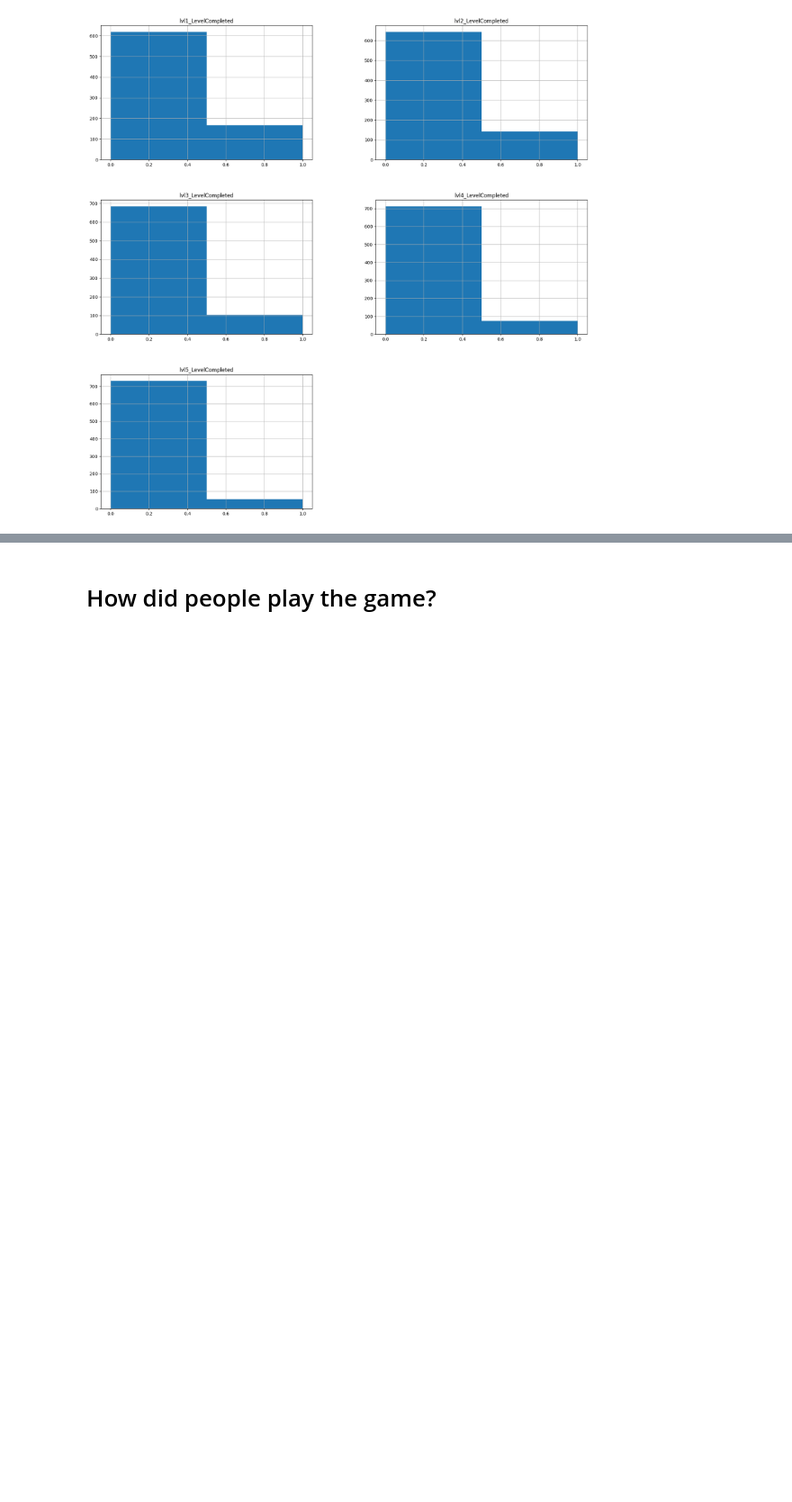
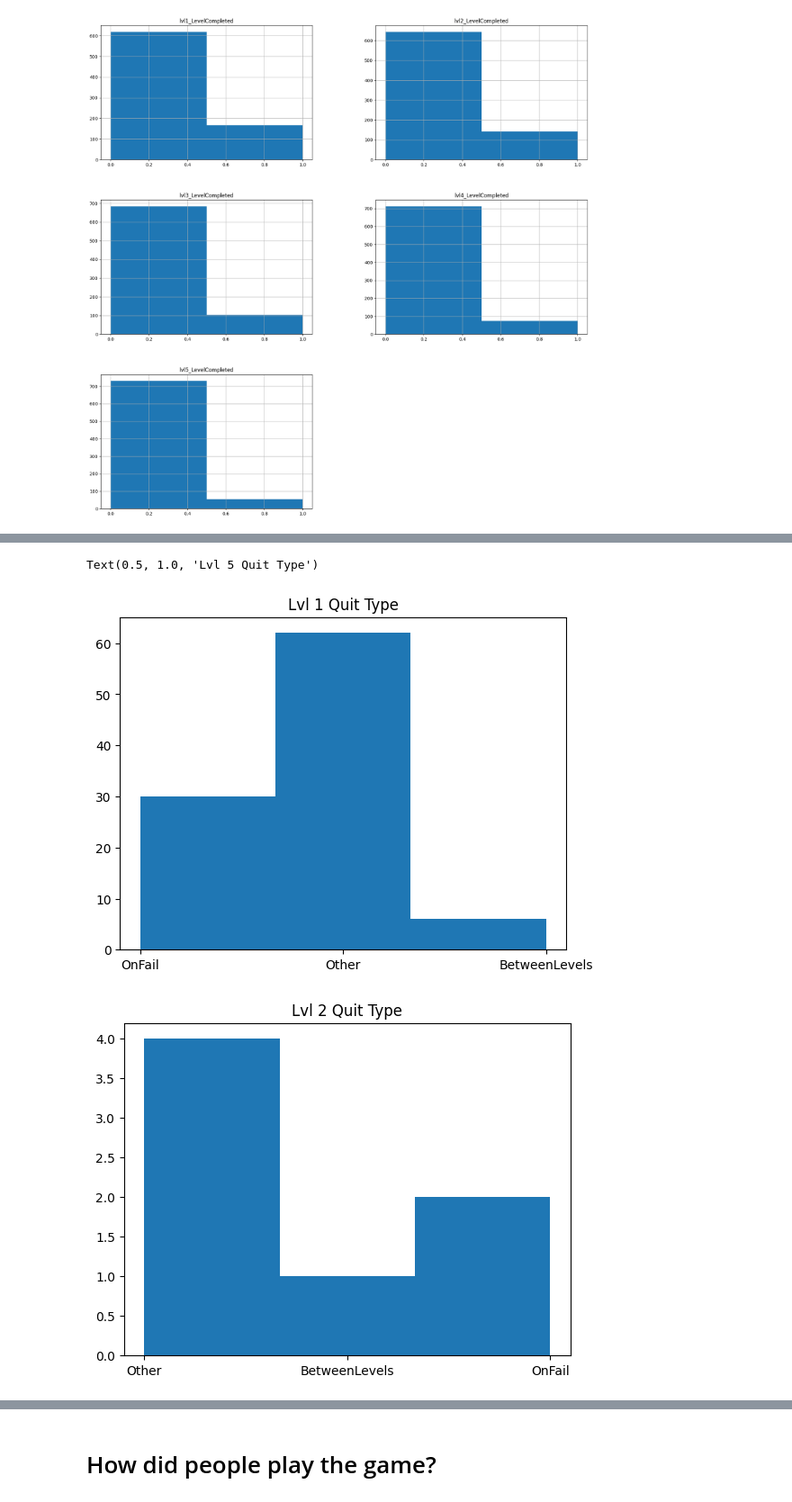
Before and after one commit to opengamedata/opengamedata-samples, a Jupyter notebook: JOURNALISM/modeling/Journalism_modeling_session.ipynb, the cells around one changed output, grey strips where cells are left out. Shown at 90% size. Drawn from its saved outputs; the diff is of its cells as text; code cells hidden in the pictures; blank space fills up the shorter version.

```diff
--- a/JOURNALISM/modeling/Journalism_modeling_session.ipynb
+++ b/JOURNALISM/modeling/Journalism_modeling_session.ipynb
@@ -137,0 +155,34 @@ The average amount of levels completed: 1.7048346055979644
+# %%
+fail_lvl_1 = df_session[df_session['lvl1_FailureCount'] > 0]
+df_column = fail_lvl_1['QuitType'] #column must be integers
+f, ax = plt.subplots()
+ax.hist(df_column, bins=3)
+ax.set_title("Lvl 1 Quit Type")
+
+fail_lvl_2 = df_session[df_session['lvl2_FailureCount'] > 0]
+df_column = fail_lvl_2['QuitType'] #column must be integers
+f, ax = plt.subplots()
+ax.hist(df_column, bins=3)
+ax.set_title("Lvl 2 Quit Type")
+
+fail_lvl_3 = df_session[df_session['lvl3_FailureCount'] > 0]
+df_column = fail_lvl_3['QuitType'] #column must be integers
+f, ax = plt.subplots()
+ax.hist(df_column, bins=3)
+ax.set_title("Lvl 3 Quit Type")
+
+fail_lvl_4 = df_session[df_session['lvl4_FailureCount'] > 0]
+df_column = fail_lvl_4['QuitType'] #column must be integers
+f, ax = plt.subplots()
+ax.hist(df_column, bins=3)
+ax.set_title("Lvl 4 Quit Type")
+
+fail_lvl_5 = df_session[df_session['lvl5_FailureCount'] > 0]
+df_column = fail_lvl_5['QuitType'] #column must be integers
+f, ax = plt.subplots()
+ax.hist(df_column, bins=3)
+ax.set_title("Lvl 5 Quit Type")
+# %% [output]
+Text(0.5, 1.0, 'Lvl 5 Quit Type')
+[figure, added]
+[figure, added]
```
Also changed, not shown: parts of 13 cells of this notebook, 1 other file.
